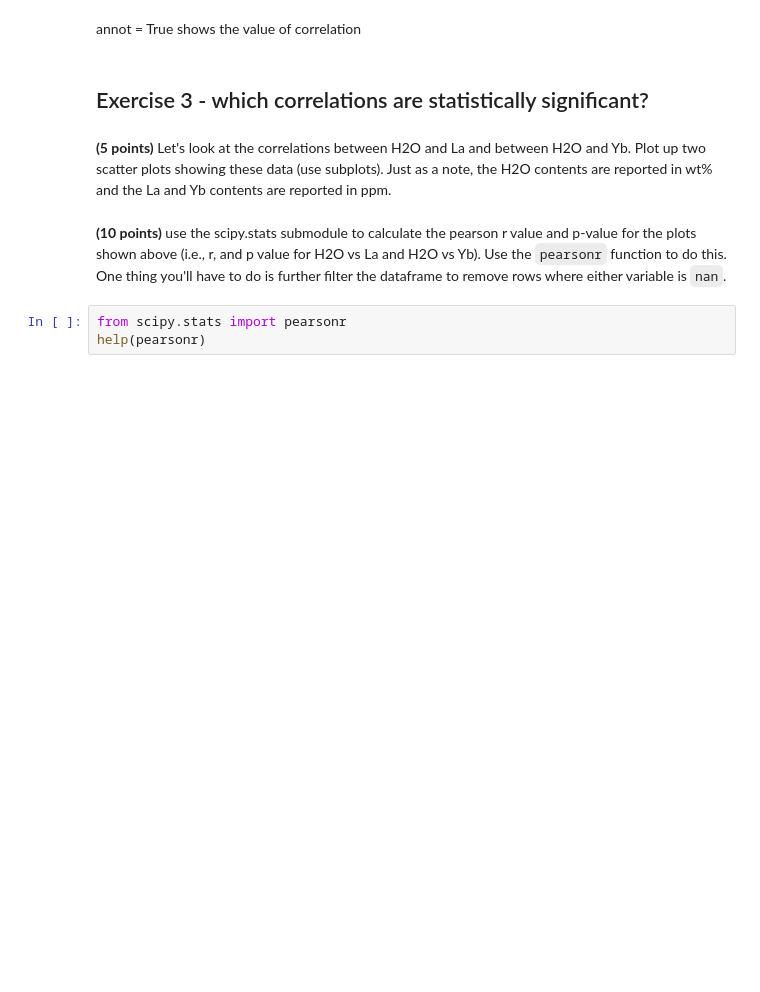
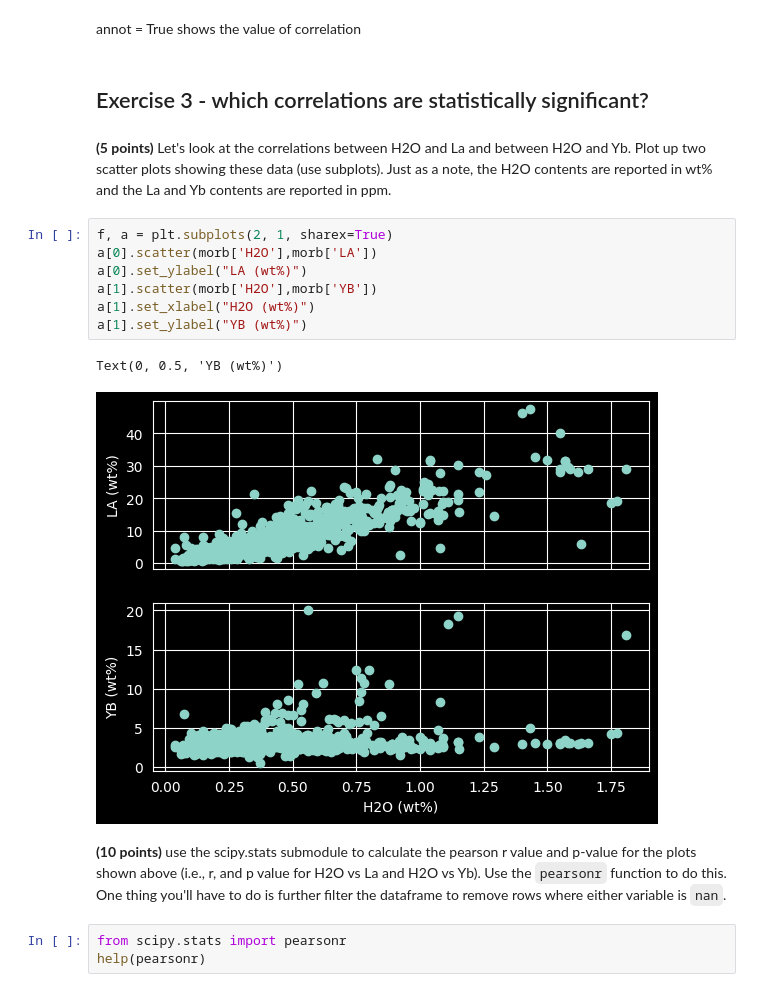
Before and after one commit to ItsukiKigoshi/EPS88_Gleeson, a Jupyter notebook: Week 8 - Correlation Analysis.ipynb, the cells around one changed output. Cells and saved outputs as stored; diff of their text form; blank space fills up the shorter version.

````diff
--- a/Week 8 - Correlation Analysis.ipynb
+++ b/Week 8 - Correlation Analysis.ipynb
@@ -231,6 +231,16 @@ annot = True shows the value of correlation
 ## Exercise 3 - which correlations are statistically significant?
 # %% [markdown]
 **(5 points)** Let's look at the correlations between H2O and La and between H2O and Yb. Plot up two scatter plots showing these data (use subplots). Just as a note, the H2O contents are reported in wt% and the La and Yb contents are reported in ppm.
+# %%
+f, a = plt.subplots(2, 1, sharex=True)
+a[0].scatter(morb['H2O'],morb['LA'])
+a[0].set_ylabel("LA (wt%)")
+a[1].scatter(morb['H2O'],morb['YB'])
+a[1].set_xlabel("H2O (wt%)")
+a[1].set_ylabel("YB (wt%)")
+# %% [output]
+Text(0, 0.5, 'YB (wt%)')
+[figure, added]
 # %% [markdown]
 **(10 points)** use the scipy.stats submodule to calculate the pearson r value and p-value for the plots shown above (i.e., r, and p value for H2O vs La and H2O vs Yb). Use the ```pearsonr``` function to do this. One thing you'll have to do is further filter the dataframe to remove rows where either variable is ```nan```.
 # %%
````
Also changed, not shown: parts of 1 cell of this notebook.
